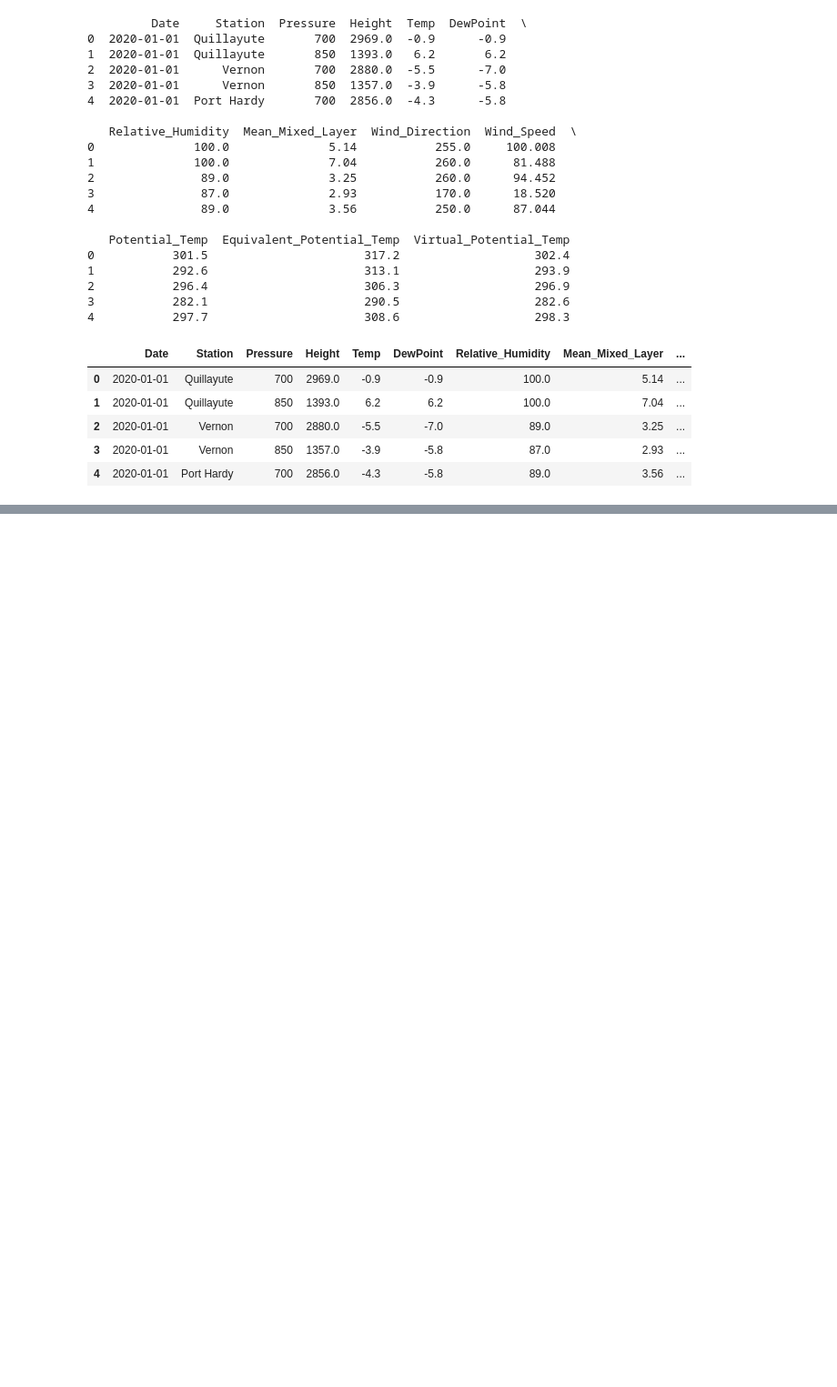
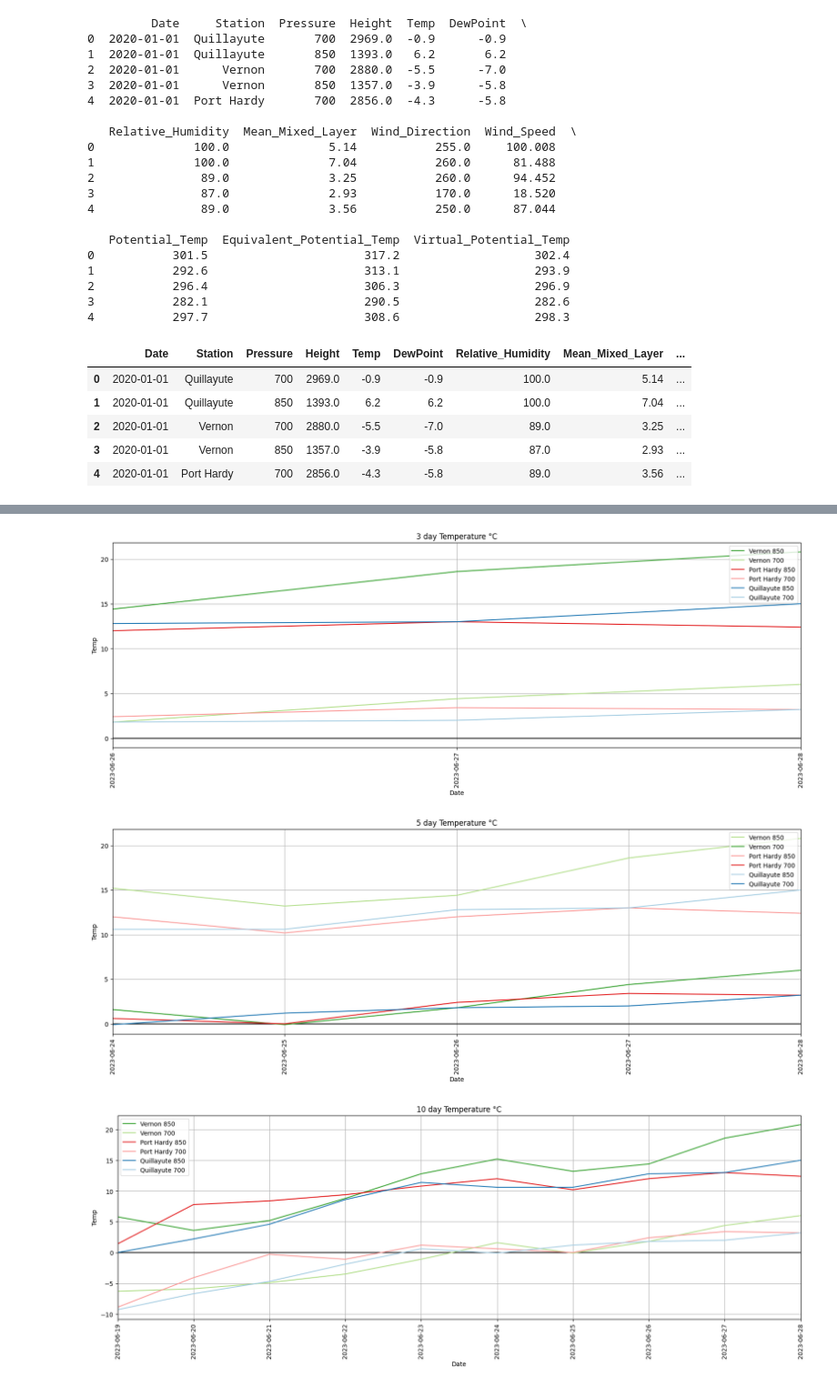
Before and after one commit to lck3nny/AuroraBC, a Jupyter notebook: Scraper/Plotter 2.0.ipynb, the cells around one changed output, grey strips where cells are left out. Shown at 91% size. Cells and saved outputs as stored; diff of their text form; code cells hidden in the pictures; blank space fills up the shorter version.

Commit message:
Completed loopable script for generating temp graphs

```diff
--- a/Scraper/Plotter 2.0.ipynb
+++ b/Scraper/Plotter 2.0.ipynb
@@ -73,24 +78,21 @@ weather_data.set_index(['Date','Station','Pressure'])
 locations = [{
     'name': "Vernon",
     'title':  "Vernon Temperature °C",
-    'palatte': sns.color_palette("Paired", n_colors=6),
-    'palatte_order': [2:4], # green
-    'save_name': "v_temp",
-    'data': df[df['Station'] == "Vernon"]
+    'palette_order': [2, 4], # green
+    'save_name': "vernon_temp",
+    'data': weather_data[weather_data['Station'] == "Vernon"]
 },
 {
     'name': "Port Hardy",
     'title':  "Port Hardy Temperature °C",
-    'palatte': sns.color_palette("Paired", n_colors=6),
-    'palatte_order': [4:6], # red
-    'save_name': "ph_temp",
-    'data': df[df['Station'] == "Port Hardy"]
+    'palette_order': [4, 6], # red
+    'save_name': "porthardy_temp",
+    'data': weather_data[weather_data['Station'] == "Port Hardy"]
 },
 {
     'name': "Quillayute",
     'title':  "Quillayute Temperature °C",
-    'palatte': sns.color_palette("Paired", n_colors=6),
-    'palatte_order': [0:2], # blue
-    'save_name': "q_temp",
-    'data': df[df['Station'] == "Quillayute"]
+    'palette_order': [0, 2], # blue
+    'save_name': "quillayute_temp",
+    'data': weather_data[weather_data['Station'] == "Quillayute"]
 }]
@@ -96,0 +196,12 @@ locations = [{
+# %%
+date = datetime.today().date()
+days = [3, 5, 10, 30, 90, 180]
+plots = [locations[0], locations[1], locations [2]]
+# %%
+# Plot all temps on single graph
+# ~~~~~~~~~~~~~~~~~~~~~~~~~~~~~~
+plot_temps(plots, date, days, 'all')
+# %% [output]
+[figure, added]
+[figure, added]
+[figure, added]
```
Also changed, not shown: parts of 11 cells of this notebook, 32 other files.
